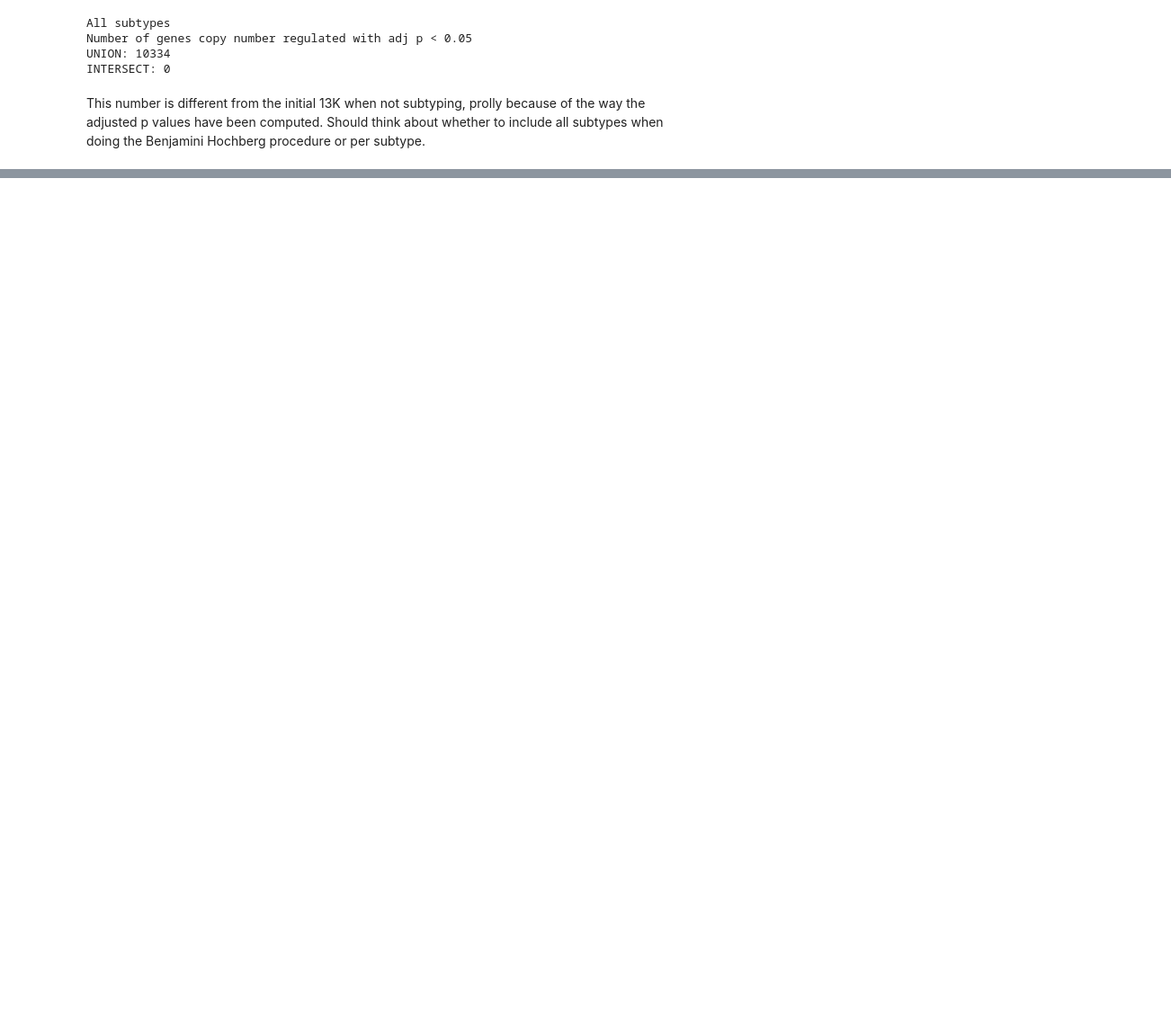
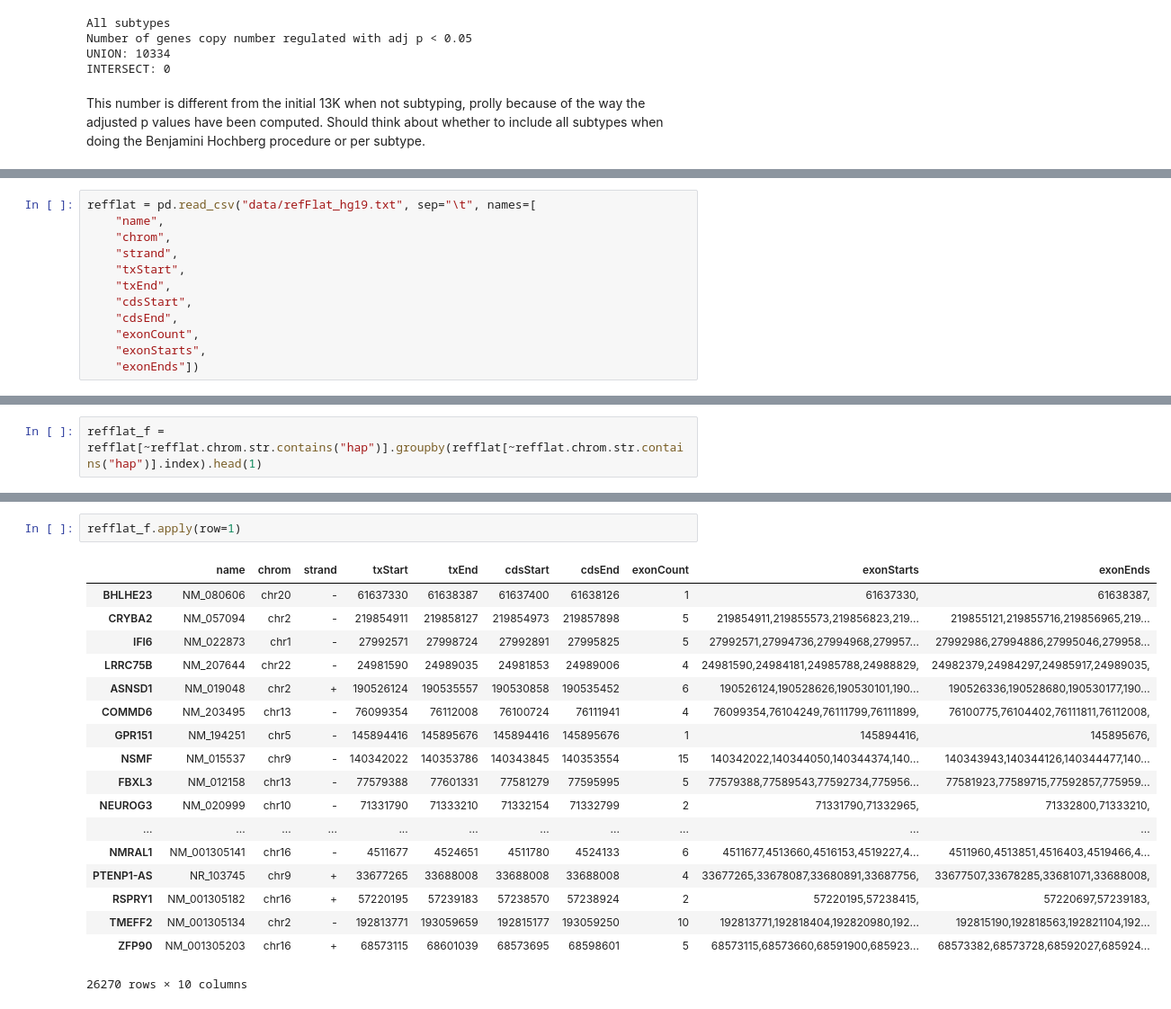
Before and after one commit to inodb/notebooks, a Jupyter notebook: stats/tcga/copy_number_regulation.ipynb, the cells around one changed output, grey strips where cells are left out. Shown at 90% size. Cells and saved outputs as stored; diff of their text form; blank space fills up the shorter version.

```diff
--- a/stats/tcga/copy_number_regulation.ipynb
+++ b/stats/tcga/copy_number_regulation.ipynb
@@ -286,0 +332,12 @@ This number is different from the initial 13K when not subtyping, prolly because
+# %%
+refflat = pd.read_csv("data/refFlat_hg19.txt", sep="\t", names=[
+    "name",
+    "chrom",
+    "strand",
+    "txStart",
+    "txEnd",
+    "cdsStart",
+    "cdsEnd",
+    "exonCount",
+    "exonStarts",
+    "exonEnds"])
@@ -286,0 +369,2 @@ This number is different from the initial 13K when not subtyping, prolly because
+# %%
+refflat_f = refflat[~refflat.chrom.str.contains("hap")].groupby(refflat[~refflat.chrom.str.contains("hap")].index).head(1)
@@ -286,0 +484,21 @@ This number is different from the initial 13K when not subtyping, prolly because
+# %%
+refflat_f.apply(row=1)
+# %% [output]
+|  | name | chrom | strand | txStart | txEnd | cdsStart | cdsEnd | exonCount | exonStarts | exonEnds |
+| BHLHE23 | NM_080606 | chr20 | - | 61637330 | 61638387 | 61637400 | 61638126 | 1 | 61637330, | 61638387, |
+| CRYBA2 | NM_057094 | chr2 | - | 219854911 | 219858127 | 219854973 | 219857898 | 5 | 219854911,219855573,219856823,219... | 219855121,219855716,219856965,219... |
+| IFI6 | NM_022873 | chr1 | - | 27992571 | 27998724 | 27992891 | 27995825 | 5 | 27992571,27994736,27994968,279957... | 27992986,27994886,27995046,279958... |
+| LRRC75B | NM_207644 | chr22 | - | 24981590 | 24989035 | 24981853 | 24989006 | 4 | 24981590,24984181,24985788,24988829, | 24982379,24984297,24985917,24989035, |
+| ASNSD1 | NM_019048 | chr2 | + | 190526124 | 190535557 | 190530858 | 190535452 | 6 | 190526124,190528626,190530101,190... | 190526336,190528680,190530177,190... |
+| COMMD6 | NM_203495 | chr13 | - | 76099354 | 76112008 | 76100724 | 76111941 | 4 | 76099354,76104249,76111799,76111899, | 76100775,76104402,76111811,76112008, |
+| GPR151 | NM_194251 | chr5 | - | 145894416 | 145895676 | 145894416 | 145895676 | 1 | 145894416, | 145895676, |
+| NSMF | NM_015537 | chr9 | - | 140342022 | 140353786 | 140343845 | 140353554 | 15 | 140342022,140344050,140344374,140... | 140343943,140344126,140344477,140... |
+| FBXL3 | NM_012158 | chr13 | - | 77579388 | 77601331 | 77581279 | 77595995 | 5 | 77579388,77589543,77592734,775956... | 77581923,77589715,77592857,775959... |
+| NEUROG3 | NM_020999 | chr10 | - | 71331790 | 71333210 | 71332154 | 71332799 | 2 | 71331790,71332965, | 71332800,71333210, |
+| ... | ... | ... | ... | ... | ... | ... | ... | ... | ... | ... |
+| NMRAL1 | NM_001305141 | chr16 | - | 4511677 | 4524651 | 4511780 | 4524133 | 6 | 4511677,4513660,4516153,4519227,4... | 4511960,4513851,4516403,4519466,4... |
+| PTENP1-AS | NR_103745 | chr9 | + | 33677265 | 33688008 | 33688008 | 33688008 | 4 | 33677265,33678087,33680891,33687756, | 33677507,33678285,33681071,33688008, |
+| RSPRY1 | NM_001305182 | chr16 | + | 57220195 | 57239183 | 57238570 | 57238924 | 2 | 57220195,57238415, | 57220697,57239183, |
+| TMEFF2 | NM_001305134 | chr2 | - | 192813771 | 193059659 | 192815177 | 193059250 | 10 | 192813771,192818404,192820980,192... | 192815190,192818563,192821104,192... |
+| ZFP90 | NM_001305203 | chr16 | + | 68573115 | 68601039 | 68573695 | 68598601 | 5 | 68573115,68573660,68591900,685923... | 68573382,68573728,68592027,685924... |
+26270 rows × 10 columns
```
Also changed, not shown: parts of 34 cells of this notebook, 1 other file.
